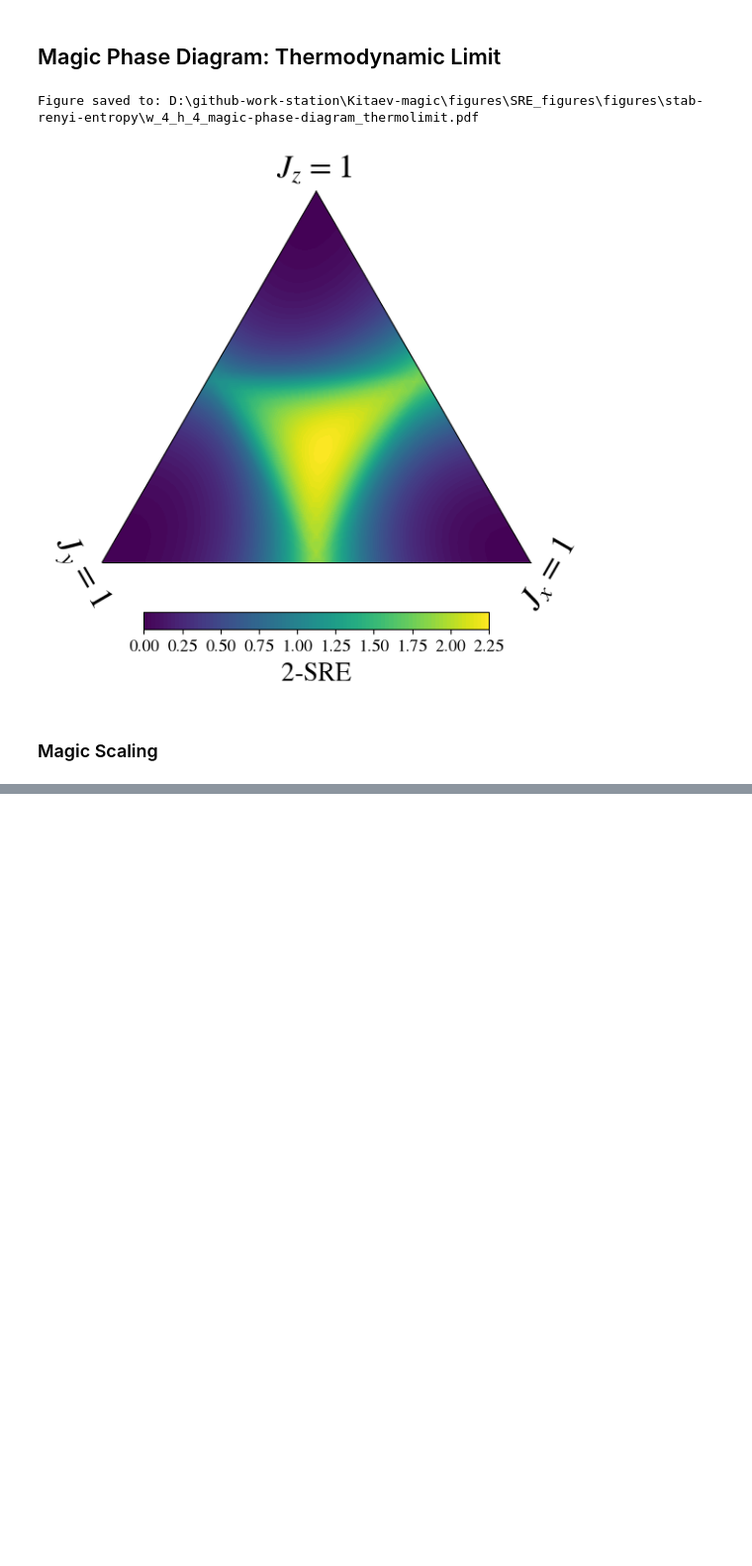
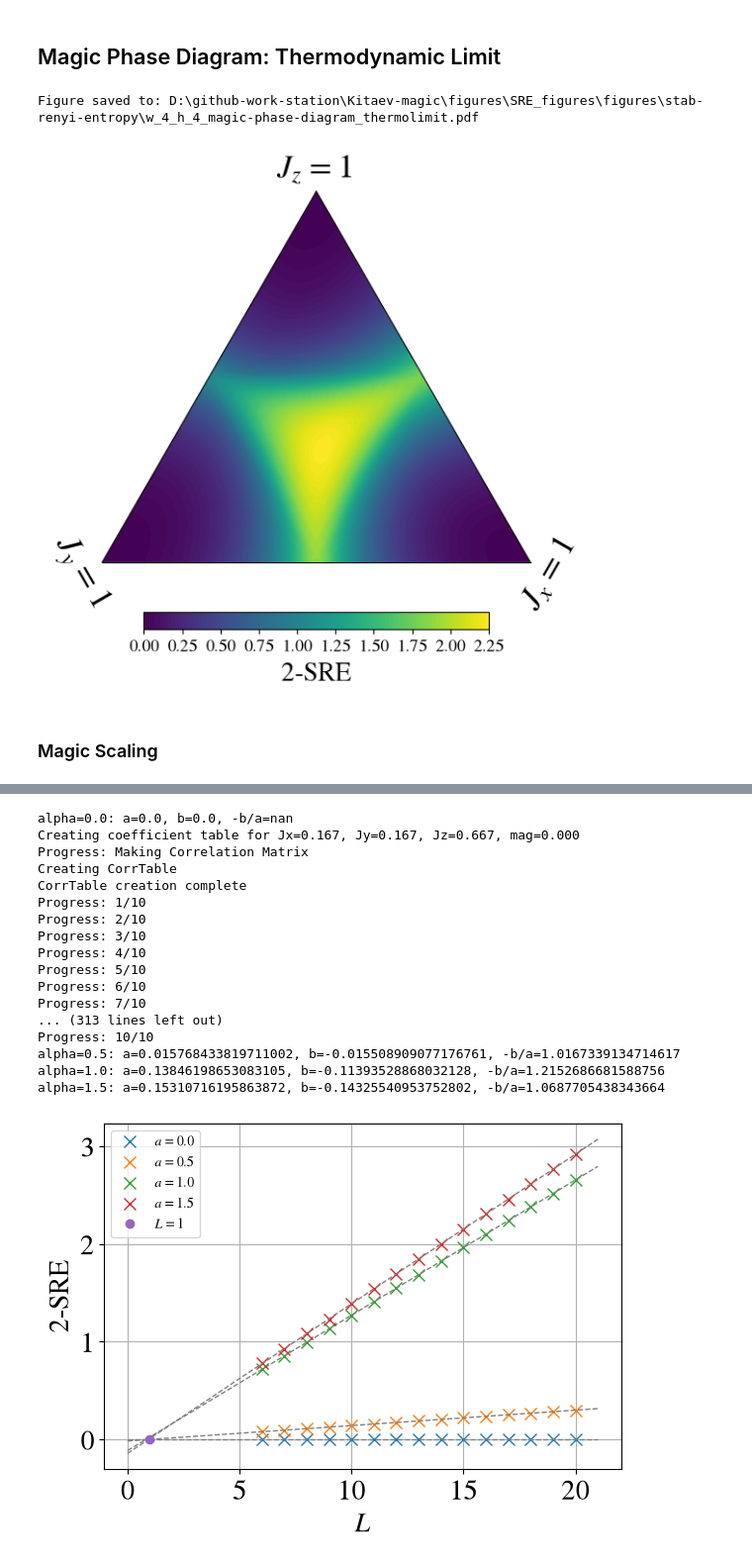
Before and after one commit to WangChenChih/Kitaev-magic, a Jupyter notebook: original-draft/figures/SRE_figures/KitaevDM.ipynb, the cells around one changed output, grey strips where cells are left out. Shown at 99% size. Cells and saved outputs as stored; diff of their text form; code cells hidden in the pictures; blank space fills up the shorter version.

```diff
--- a/original-draft/figures/SRE_figures/KitaevDM.ipynb
+++ b/original-draft/figures/SRE_figures/KitaevDM.ipynb
@@ -957,0 +914,64 @@ array([[ 0.        , -0.52486575,  0.        ,  0.0510969 ,  0.        ,
+# %%
+import numpy as np
+import matplotlib
+import matplotlib.pyplot as plt
+from SpinModelDM import SpinSystem
+import os
+from scipy.optimize import curve_fit
+
+matplotlib.rcParams['mathtext.fontset'] = 'stix'
+matplotlib.rcParams['font.family'] = 'STIXGeneral'
+plt.rcParams.update({'font.size': 20})
+
+w_range = np.arange(6,21)
+a_range = np.linspace(0,3/2,4, endpoint=True)
+curvfit_x_range = np.linspace(0, 21)
+### exact
+for a in a_range:
+    index = 0
+    entropy_data = np.zeros_like(w_range, dtype=float)
+    for width in w_range:
+        DM = SpinSystem(width=width, height=1,
+                        Jx=a/3, Jy=a/3, Jz=1 - a*2/3,
+                        thermo_limit=True) # create a module
+        entropy_data[index] = DM.RDM_2_stab_renyi_entropy(thermo_limit=True,
+                                                        corr_table_sys_size=[30,1])
+        index += 1
+
+    plt.plot(w_range, entropy_data, 'x', label=rf'$a = {{{a:.1f}}}$', markersize=8)
+
+    func_fit = lambda x, a, b: a*x + b
+    coe_fit, err = curve_fit(f=func_fit, xdata=w_range, ydata=entropy_data)
+    [a_fit, b_fit] = coe_fit
+    plt.plot(curvfit_x_range, func_fit(x=curvfit_x_range, a=a_fit, b=b_fit), '--', color='gray', linewidth=1)
+    print(f'alpha={a:.1f}: a={a_fit}, b={b_fit}, -b/a={-a_fit/b_fit}')
+
+plt.plot([1], [0], 'o', label=r'$L=1$')
+plt.xlabel(r'$L$')
+plt.ylabel('2-SRE')
+plt.grid()
+plt.legend(fontsize='10')
+plt.tight_layout()
+
+os.makedirs('figures/stab-renyi-entropy', exist_ok=True)
+# plt.savefig(f'figures/stab-renyi-entropy/linear_scaling_a_{a}.pdf', dpi=300)
+plt.savefig(f'figures/stab-renyi-entropy/linear_scaling_compare.pdf', dpi=300)
+# %% [output]
+alpha=0.0: a=0.0, b=0.0, -b/a=nan
+Creating coefficient table for Jx=0.167, Jy=0.167, Jz=0.667, mag=0.000
+Progress: Making Correlation Matrix
+Creating CorrTable
+CorrTable creation complete
+Progress: 1/10
+Progress: 2/10
+Progress: 3/10
+Progress: 4/10
+Progress: 5/10
+Progress: 6/10
+Progress: 7/10
+... (313 lines left out)
+Progress: 10/10
+alpha=0.5: a=0.015768433819711002, b=-0.015508909077176761, -b/a=1.0167339134714617
+alpha=1.0: a=0.13846198653083105, b=-0.11393528868032128, -b/a=1.2152686681588756
+alpha=1.5: a=0.15310716195863872, b=-0.14325540953752802, -b/a=1.0687705438343664
+[figure, added]
```
Also changed, not shown: parts of 2 cells of this notebook, 6 other files.
